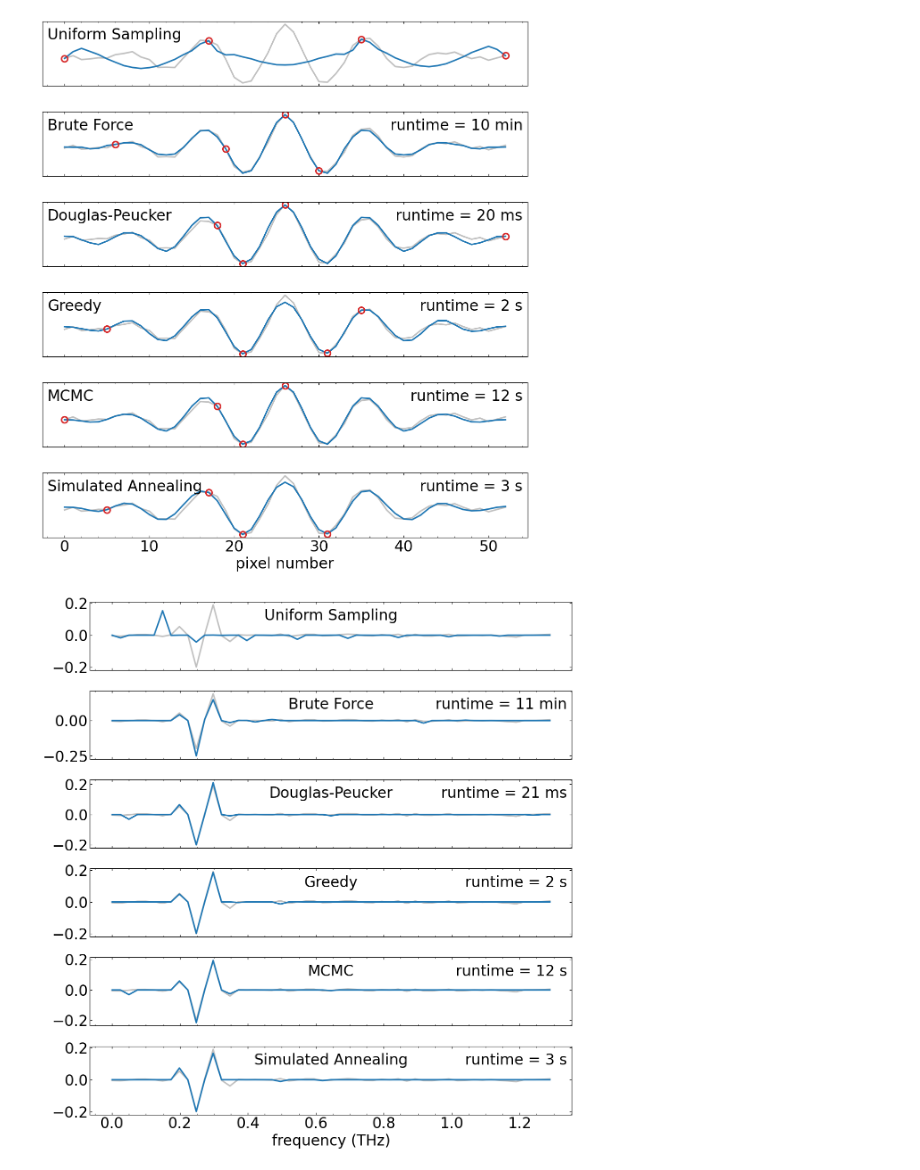
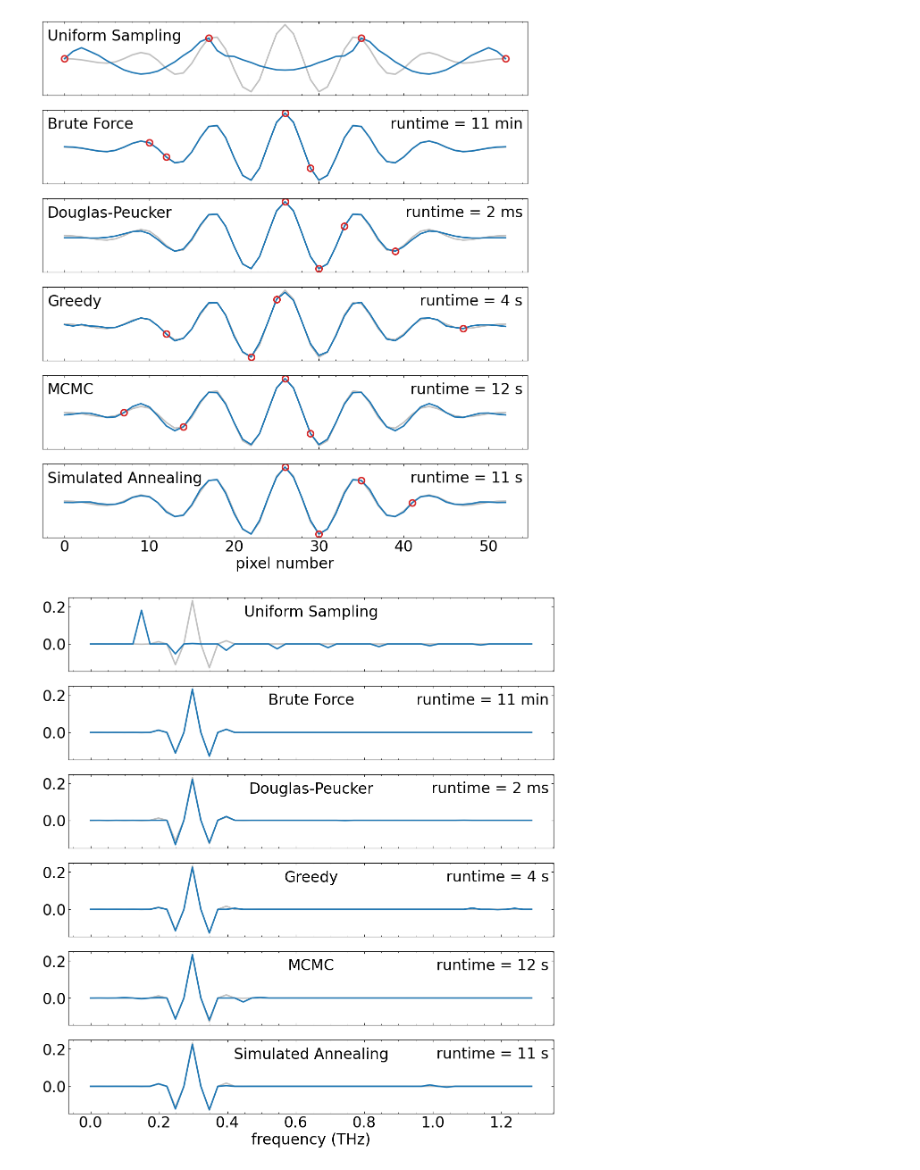
Before and after one commit to Jammi-Dodgers/THz-Compressed-Sensing, a Jupyter notebook: optimisation_comparason.ipynb, the cells around one changed output. Cells and saved outputs as stored; diff of their text form; code cells hidden in the pictures.

```diff
--- a/optimisation_comparason.ipynb
+++ b/optimisation_comparason.ipynb
@@ -27,7 +27,7 @@ def format_runtime(seconds):
     else:
         return f"runtime = {seconds/86400:.0f} days"
 # %%
-file_number = 25 # Use a noiseless version of the interferogram for good convergence
+file_number = 27 # Use a noiseless version of the interferogram for good convergence
 file_name = "1dmockanderrors{:d}".format(file_number)
 
 file_type = ".csv"
@@ -54,31 +54,32 @@ optimised_samples["Uniform Sampling"] = cs.subsample_1d(target_len, samples_len,
 scores["Uniform Sampling"] = cs.evaluate_score(optimised_samples["Uniform Sampling"], target, target_err)
 runtimes["Uniform Sampling"] = ""
 
-optimised_samples["Brute Force"] = np.array([6,19,26,30])
+optimised_samples["Brute Force"] = np.array([10,12,26,29])
 scores["Brute Force"] = cs.evaluate_score(optimised_samples["Brute Force"], target, target_err)
-runtimes["Brute Force"] = 597.3656985759735
+runtimes["Brute Force"] = 640.8187916278839
 
 t0 = time()
 optimised_samples["Douglas-Peucker"], scores["Douglas-Peucker"] = cs.douglas_peucker(samples_len, target, target_err, regularization_coeffient)
 runtimes["Douglas-Peucker"] = time() - t0
 
 t0 = time()
-optimised_samples["Greedy"], scores["Greedy"] = cs.greedy(samples_len, target, target_err, regularization_coeffient)
+optimised_samples["Greedy"], scores["Greedy"] = cs.greedy(samples_len, target, target_err, regularization_coeffient, subsampling_method="random")
 runtimes["Greedy"] = time() - t0
 
-optimised_samples["MCMC"] = np.array([0,18,21,26])
-scores["MCMC"] = cs.evaluate_score(optimised_samples["MCMC"], target, target_err)
-runtimes["MCMC"] = 12.40770672454834
 
-optimised_samples["Simulated Annealing"] =np.array([5,17,21,31])
-scores["Simulated Annealing"] = cs.evaluate_score(optimised_samples["Simulated Annealing"], target, target_err)
-runtimes["Simulated Annealing"] = 2.847588701248169
+t0 = time()
+optimised_samples["MCMC"], scores["MCMC"] = cs.MCMC_metropolis(samples_len, target, target_err, regularization_coeffient, subsampling_method="random", stepsize= 5, iterations= 5000, )
+runtimes["MCMC"] = time() - t0
+
+t0 = time()
+optimised_samples["Simulated Annealing"], scores["Simulated Annealing"] = cs.simulated_annealing(samples_len, target, target_err, regularization_coeffient, subsampling_method="random", max_temp= 15, cooling= 0.999, iterations= 5000)
+runtimes["Simulated Annealing"] = time() - t0
 # %%
 ### INTERFEROGRAMS
 
 number_of_methods = len(optimised_samples)
 
-fig, axs = plt.subplots(number_of_methods, 1, figsize= (14, 2.5*number_of_methods), sharex= True, gridspec_kw= {"hspace": 0.4}, facecolor='none')
+fig, axs = plt.subplots(number_of_methods, 1, figsize= (14, 2.5*number_of_methods), sharex= True, gridspec_kw= {"hspace": 0.2}, facecolor='none')
 
 for ax, method, sensors, runtime, score in zip(axs, optimised_samples.keys(), optimised_samples.values(), runtimes.values(), scores.values()):
     samples = np.full_like(target, np.nan)
@@ -97,35 +98,35 @@ axs[-1].set(xlabel= "pixel number")
 fig.savefig("./graphs/optimisation_comparason5a")
 plt.show()
 # %% [output]
-[figure, old version]
+[figure, new version]
 # %%
 ### DCT BASIS
 
 pixel_pitch = 1 #mm
 theta = 200 # arcminutes
 
-fig, axs = plt.subplots(number_of_methods, 1, figsize= (14, 2.5*number_of_methods), sharex= True, gridspec_kw= {"hspace": 0.3}, facecolor='none')
+fig, axs = plt.subplots(number_of_methods, 1, figsize= (14, 2.5*number_of_methods), sharex= True, gridspec_kw= {"hspace": 0.2}, facecolor='none')
 
 nyquist = C / (4 *pixel_pitch*1e-3 *np.sin(np.deg2rad(theta/60)))
 nyquist *= 1e-12
 freqs = np.linspace(0, nyquist, target_len) # THIS IS APPROXIMATE WHEN TOTAL_POINTS IS ODD.
 
 for ax, method, sensors, runtime, score in zip(axs, optimised_samples.keys(), optimised_samples.values(), runtimes.values(), scores.values()):
     samples = np.full_like(target, np.nan)
     samples[sensors] = target[sensors]
 
     result = cs.compressed_sensing(samples, alpha= regularization_coeffient, domain= "DCT")
     ax.plot(freqs, spfft.dct(target, type= 1, norm= "forward"), color= "silver")
     ax.plot(freqs, result)
     ax.set(facecolor='white')
     ax.annotate(method, (0.5,0.9), xycoords= 'axes fraction', ha= "center", va= "top")
     ax.annotate(format_runtime(runtime), (0.99,0.9), xycoords= 'axes fraction', ha= "right", va= "top")
 axs[-1].set(xlabel= "frequency (THz)")
 
 fig.savefig("./graphs/optimisation_comparason5b")
 plt.show()
 # %% [output]
-[figure, old version]
+[figure, new version]
 # %%
 ### POWER SPECTRUM
 
```
Also changed, not shown: parts of 2 cells of this notebook, 9 other files.
